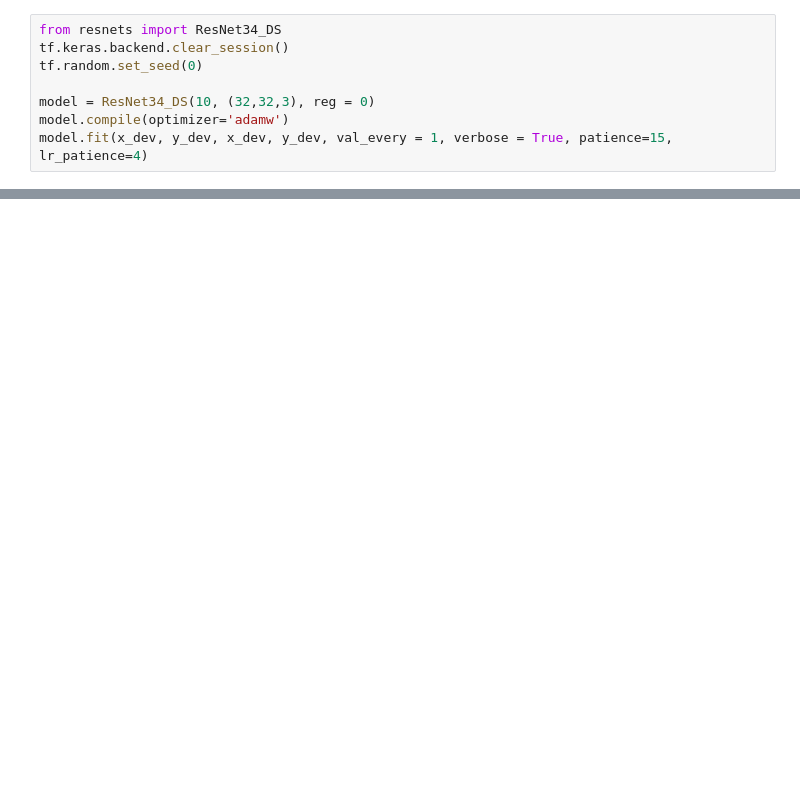
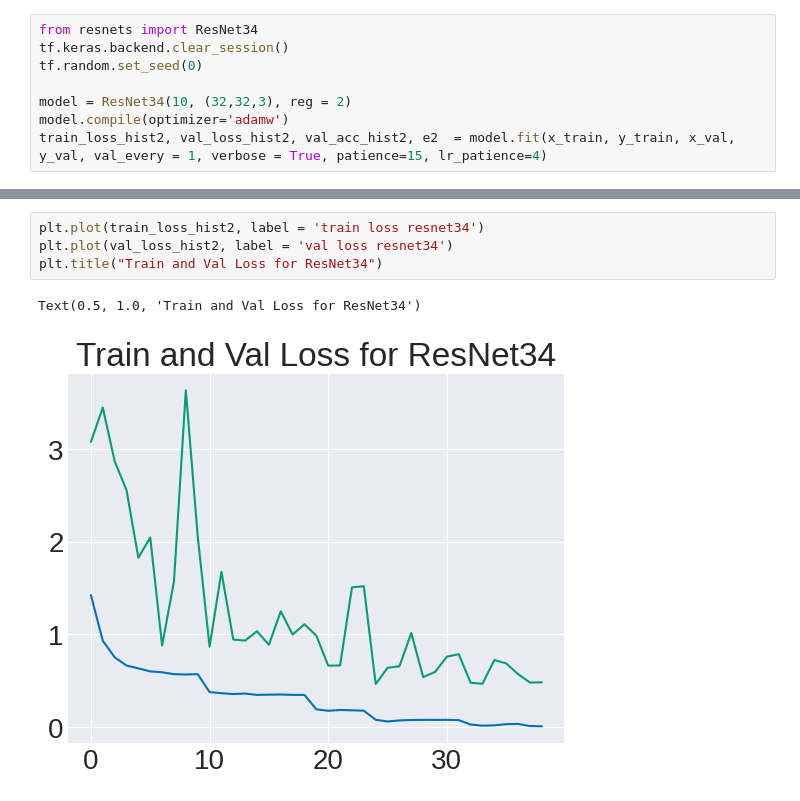
Before and after one commit to treytuscai/DeepNeuralLib, a Jupyter notebook: extension.ipynb, the cells around one changed output, grey strips where cells are left out. Drawn from its saved outputs; the diff is of its cells as text; blank space fills up the shorter version.

```diff
--- a/extension.ipynb
+++ b/extension.ipynb
@@ -65,11 +85,11 @@ This version doesn't quite train. My first idea is that this network is just TOO
 # %%
-from resnets import ResNet34_DS
+from resnets import ResNet34
 tf.keras.backend.clear_session()
 tf.random.set_seed(0)
 
-model = ResNet34_DS(10, (32,32,3), reg = 0)
+model = ResNet34(10, (32,32,3), reg = 2)
 model.compile(optimizer='adamw')
-model.fit(x_dev, y_dev, x_dev, y_dev, val_every = 1, verbose = True, patience=15, lr_patience=4)
+train_loss_hist2, val_loss_hist2, val_acc_hist2, e2  = model.fit(x_train, y_train, x_val, y_val, val_every = 1, verbose = True, patience=15, lr_patience=4)
 # %% [output]
 ---------------------------------------------------------------------------
 Dense layer output(Output) shape: [1, 10]
@@ -91,0 +118,7 @@ KeyboardInterrupt:
+# %%
+plt.plot(train_loss_hist2, label = 'train loss resnet34')
+plt.plot(val_loss_hist2, label = 'val loss resnet34')
+plt.title("Train and Val Loss for ResNet34")
+# %% [output]
+Text(0.5, 1.0, 'Train and Val Loss for ResNet34')
+[figure, added]
```
Also changed, not shown: parts of 9 cells of this notebook, 2 other files.
